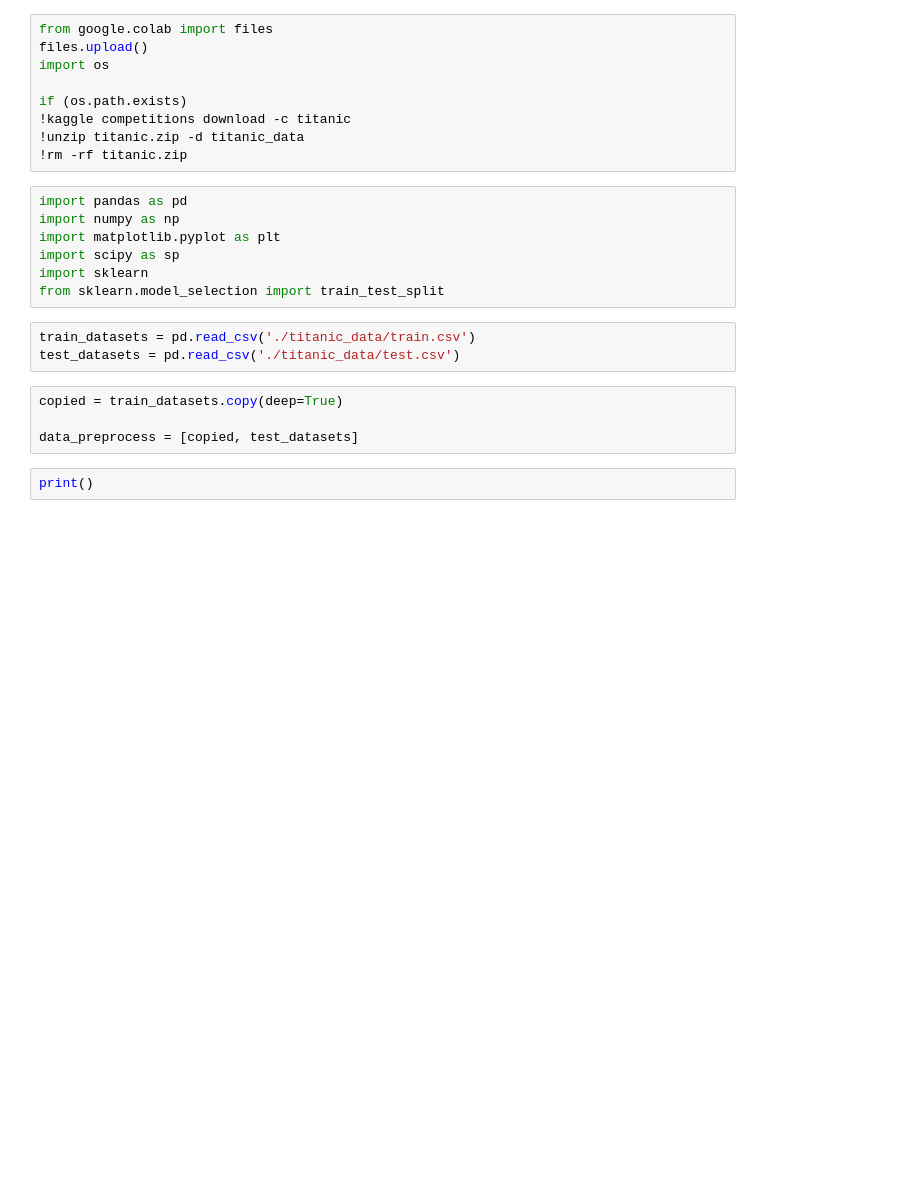
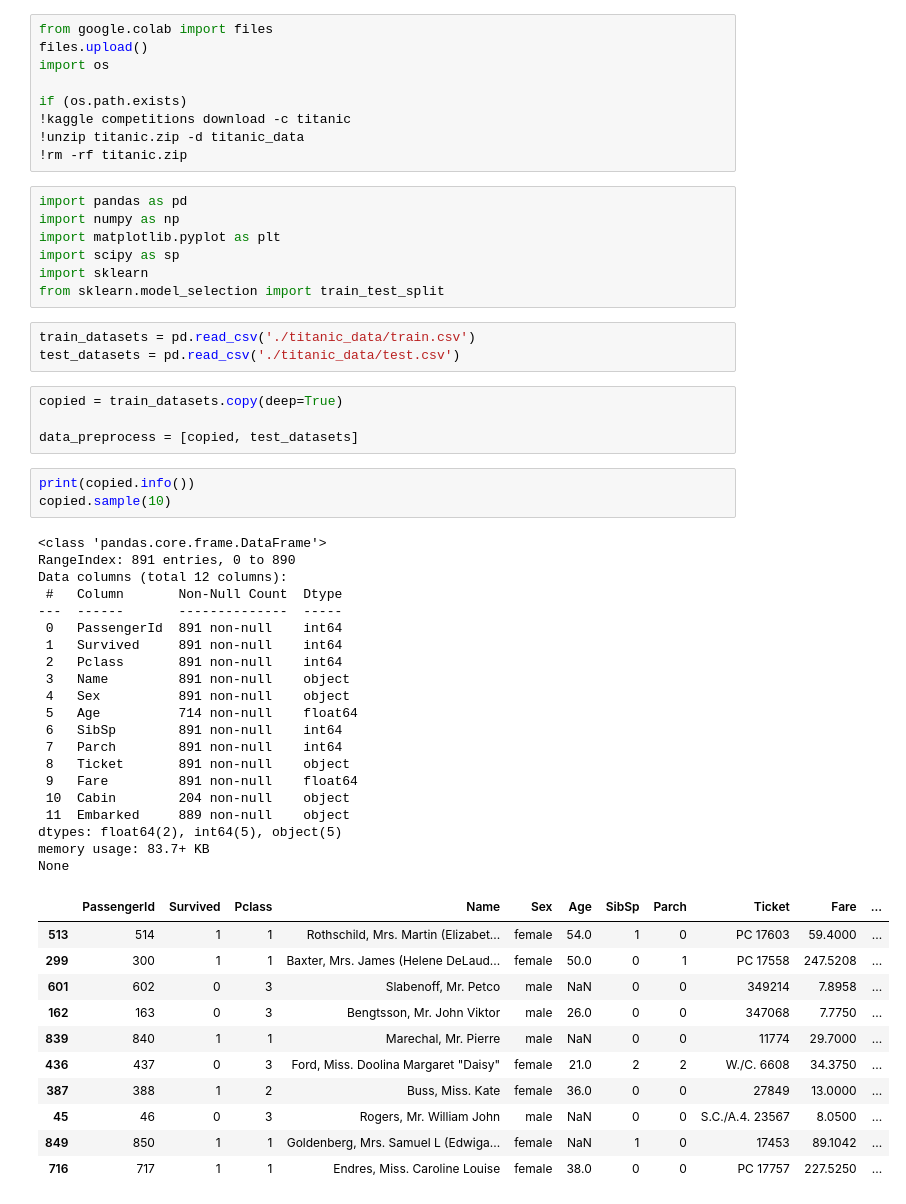
Before and after one commit to EthanGaoZhiyuan/kagglePractice, a Jupyter notebook: Titanic_ML.ipynb, the cells around one changed output. Drawn from its saved outputs; the diff is of its cells as text; blank space fills up the shorter version.

```diff
--- a/Titanic_ML.ipynb
+++ b/Titanic_ML.ipynb
@@ -28,5 +28,38 @@ test_datasets = pd.read_csv('./titanic_data/test.csv')
 copied = train_datasets.copy(deep=True)
 
 data_preprocess = [copied, test_datasets]
-# %%
-print()
+# %%
+print(copied.info())
+copied.sample(10)
+# %% [output]
+<class 'pandas.core.frame.DataFrame'>
+RangeIndex: 891 entries, 0 to 890
+Data columns (total 12 columns):
+ #   Column       Non-Null Count  Dtype
+---  ------       --------------  -----
+ 0   PassengerId  891 non-null    int64
+ 1   Survived     891 non-null    int64
+ 2   Pclass       891 non-null    int64
+ 3   Name         891 non-null    object
+ 4   Sex          891 non-null    object
+ 5   Age          714 non-null    float64
+ 6   SibSp        891 non-null    int64
+ 7   Parch        891 non-null    int64
+ 8   Ticket       891 non-null    object
+ 9   Fare         891 non-null    float64
+ 10  Cabin        204 non-null    object
+ 11  Embarked     889 non-null    object
+dtypes: float64(2), int64(5), object(5)
+memory usage: 83.7+ KB
+None
+|  | PassengerId | Survived | Pclass | Name | Sex | Age | SibSp | Parch | Ticket | Fare | ... |
+| 513 | 514 | 1 | 1 | Rothschild, Mrs. Martin (Elizabet... | female | 54.0 | 1 | 0 | PC 17603 | 59.4000 | ... |
+| 299 | 300 | 1 | 1 | Baxter, Mrs. James (Helene DeLaud... | female | 50.0 | 0 | 1 | PC 17558 | 247.5208 | ... |
+| 601 | 602 | 0 | 3 | Slabenoff, Mr. Petco | male | NaN | 0 | 0 | 349214 | 7.8958 | ... |
+| 162 | 163 | 0 | 3 | Bengtsson, Mr. John Viktor | male | 26.0 | 0 | 0 | 347068 | 7.7750 | ... |
+| 839 | 840 | 1 | 1 | Marechal, Mr. Pierre | male | NaN | 0 | 0 | 11774 | 29.7000 | ... |
+| 436 | 437 | 0 | 3 | Ford, Miss. Doolina Margaret "Daisy" | female | 21.0 | 2 | 2 | W./C. 6608 | 34.3750 | ... |
+| 387 | 388 | 1 | 2 | Buss, Miss. Kate | female | 36.0 | 0 | 0 | 27849 | 13.0000 | ... |
+| 45 | 46 | 0 | 3 | Rogers, Mr. William John | male | NaN | 0 | 0 | S.C./A.4. 23567 | 8.0500 | ... |
+| 849 | 850 | 1 | 1 | Goldenberg, Mrs. Samuel L (Edwiga... | female | NaN | 1 | 0 | 17453 | 89.1042 | ... |
+| 716 | 717 | 1 | 1 | Endres, Miss. Caroline Louise | female | 38.0 | 0 | 0 | PC 17757 | 227.5250 | ... |
```
Also changed, not shown: parts of 2 cells of this notebook.
